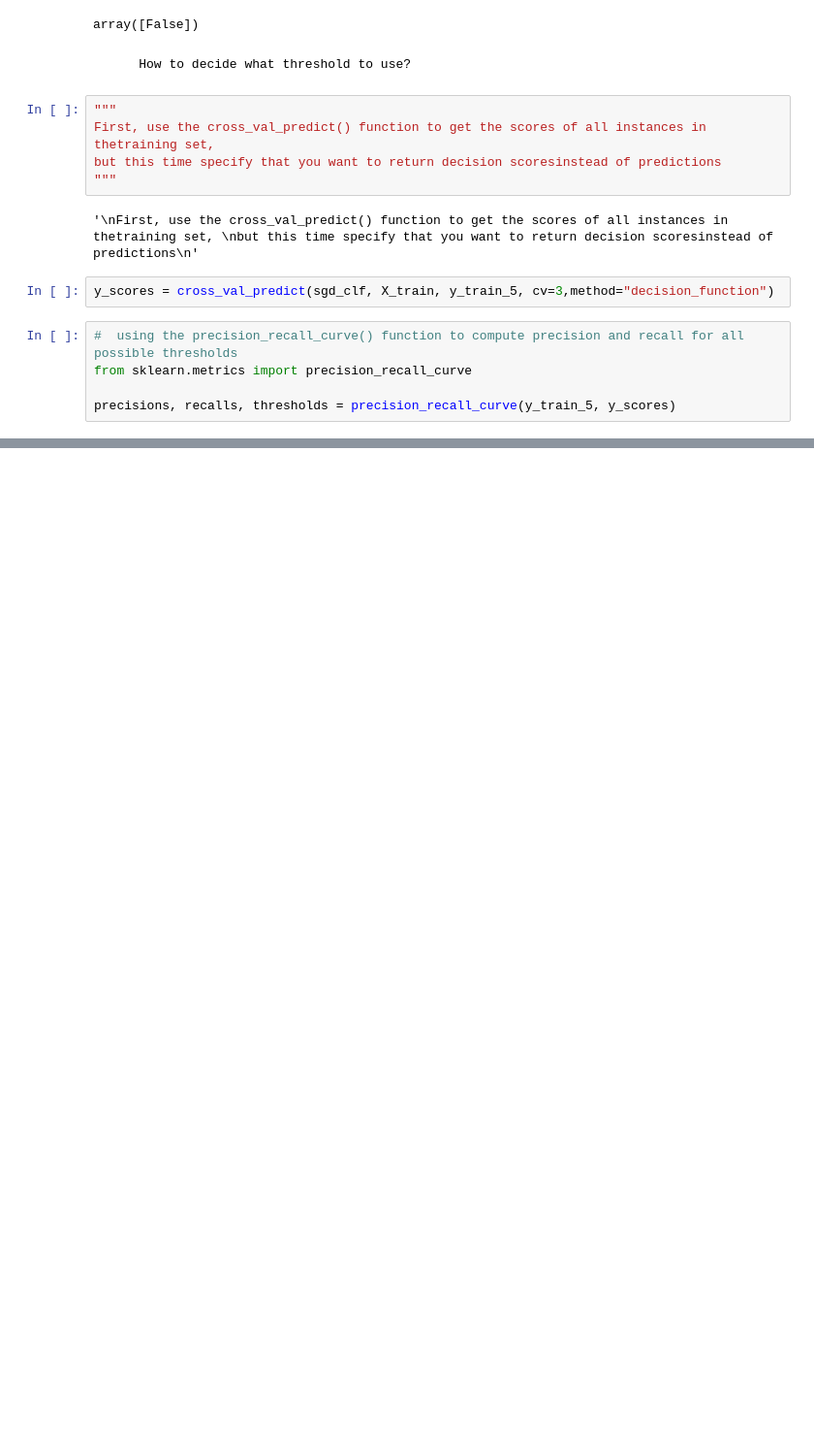
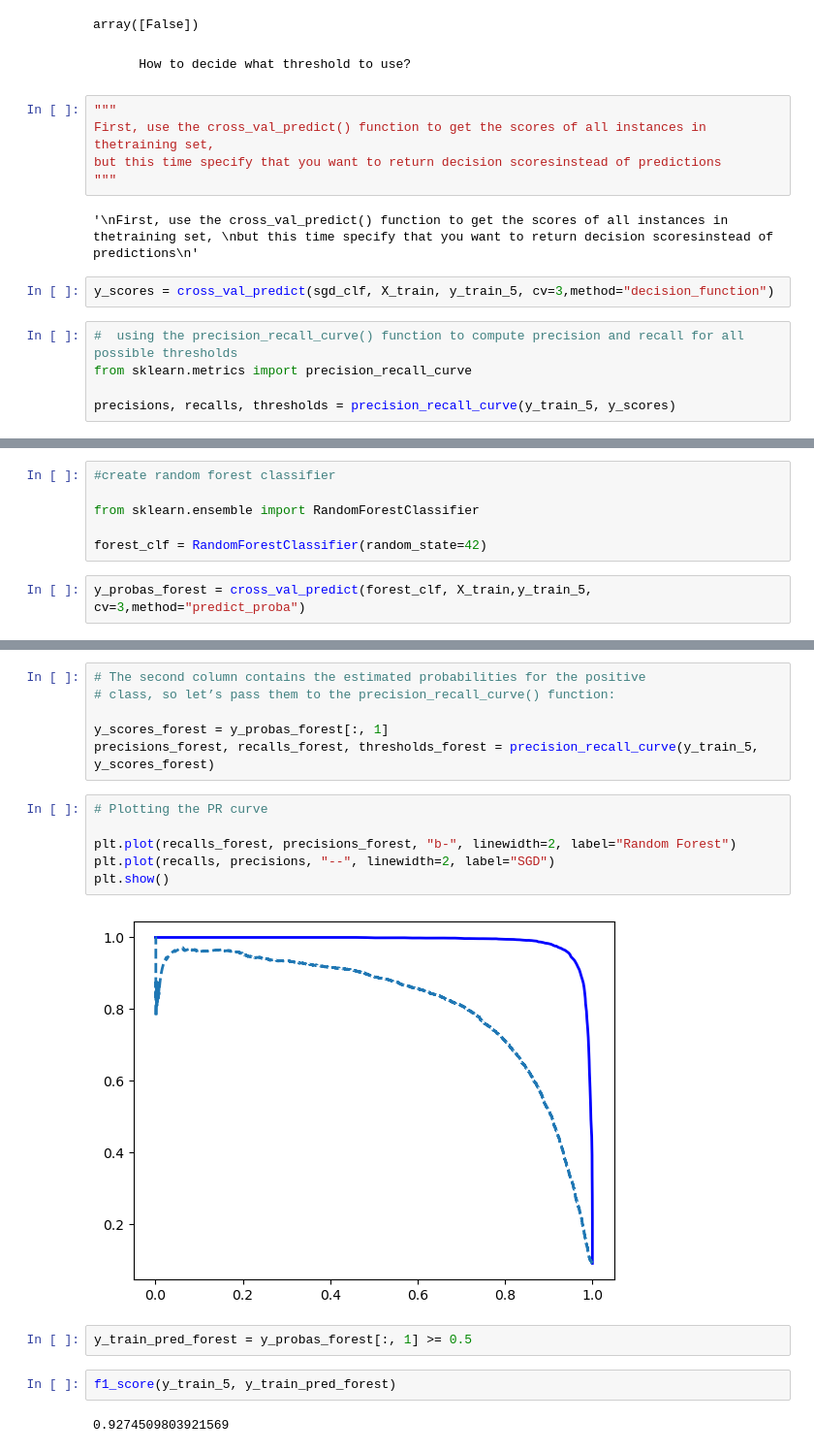
Before and after one commit to EstherMamai/Classification, a Jupyter notebook: MNIST.ipynb, the cells around one changed output, grey strips where cells are left out. Shown at 97% size. Drawn from its saved outputs; the diff is of its cells as text; blank space fills up the shorter version.

```diff
--- a/MNIST.ipynb
+++ b/MNIST.ipynb
@@ -169,0 +226,8 @@ plt.show()
+# %%
+#create random forest classifier
+
+from sklearn.ensemble import RandomForestClassifier
+
+forest_clf = RandomForestClassifier(random_state=42)
+# %%
+y_probas_forest = cross_val_predict(forest_clf, X_train,y_train_5, cv=3,method="predict_proba")
@@ -169,0 +240,20 @@ plt.show()
+# %%
+# The second column contains the estimated probabilities for the positive
+# class, so let’s pass them to the precision_recall_curve() function:
+
+y_scores_forest = y_probas_forest[:, 1]
+precisions_forest, recalls_forest, thresholds_forest = precision_recall_curve(y_train_5, y_scores_forest)
+# %%
+# Plotting the PR curve
+
+plt.plot(recalls_forest, precisions_forest, "b-", linewidth=2, label="Random Forest")
+plt.plot(recalls, precisions, "--", linewidth=2, label="SGD")
+plt.show()
+# %% [output]
+[figure, added]
+# %%
+y_train_pred_forest = y_probas_forest[:, 1] >= 0.5
+# %%
+f1_score(y_train_5, y_train_pred_forest)
+# %% [output]
+0.9274509803921569
```
Also changed, not shown: parts of 45 cells of this notebook.
